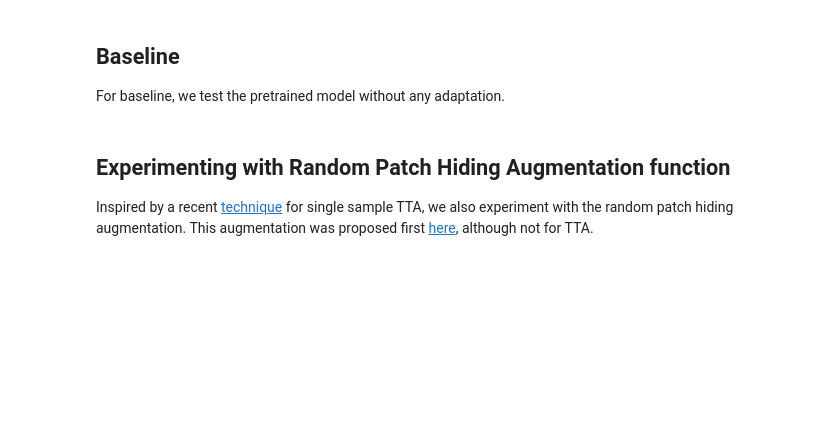
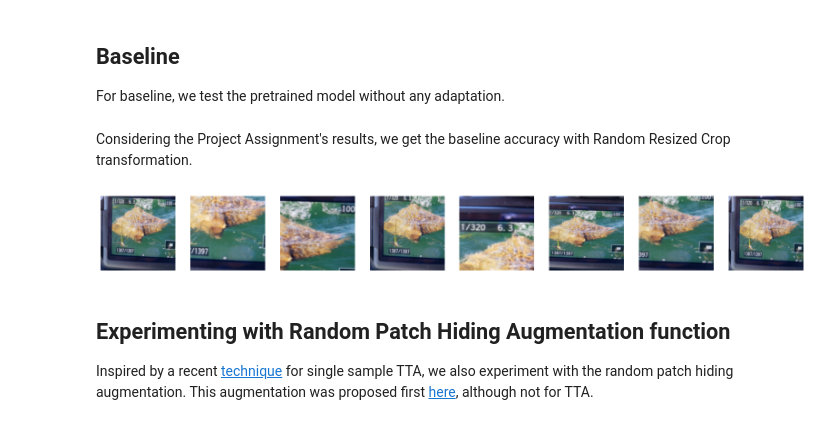
Before and after one commit to Dr3dre/Memo_DL2024, a Jupyter notebook: [249373] [249518].ipynb, the cells around one changed output. Saved outputs shown, nothing was run; the diff lists cells and outputs as text; code cells hidden in the pictures; blank space fills up the shorter version.

```diff
--- a/[249373] [249518].ipynb
+++ b/[249373] [249518].ipynb
@@ -604,6 +631,18 @@ For baseline, we test the pretrained model without any adaptation.
 # implementation of: baseline, pretrained model, without test time adaptation
 def no_adaptation(pretrained_model, input_image):
     return pretrained_model
+# %% [markdown]
+Considering the Project Assignment's results, we get the baseline accuracy with Random Resized Crop transformation.
+# %%
+RandomResizedCrop = torchvision.transforms.RandomResizedCrop(size=224)
+
+random_cropped_img = []
+for i in range(8):
+    random_cropped_img.append(RandomResizedCrop(imagenet_a[0][0]))
+
+plot(random_cropped_img)
+# %% [output]
+[figure, added]
 # %% [markdown]
 ## Experimenting with Random Patch Hiding Augmentation function
 Inspired by a recent [technique](https://openreview.net/pdf?id=SHMi1b7sjXk#page=6.63) for single sample TTA, we also experiment with the random patch hiding augmentation. This augmentation was proposed first [here](https://arxiv.org/pdf/1704.04232), although not for TTA.
```
Also changed, not shown: parts of 17 cells of this notebook.
